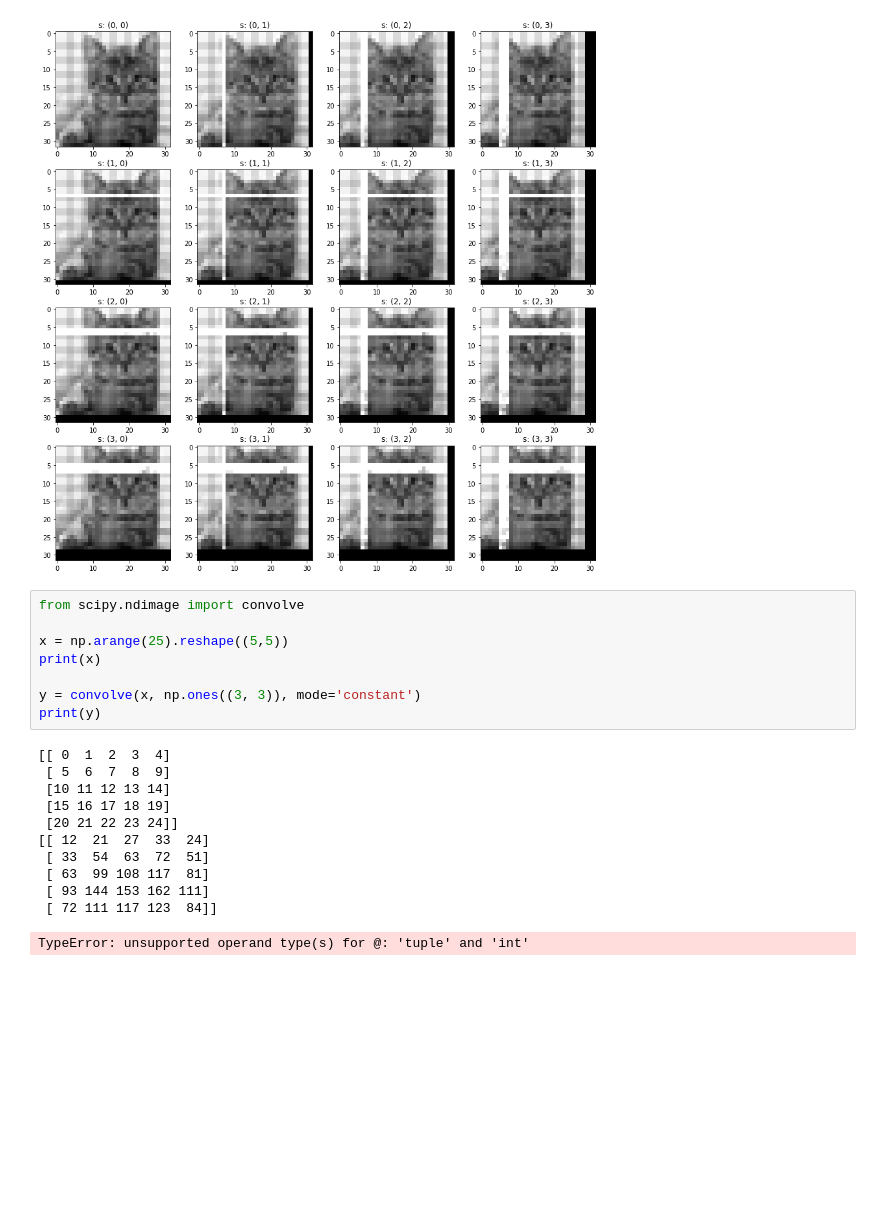
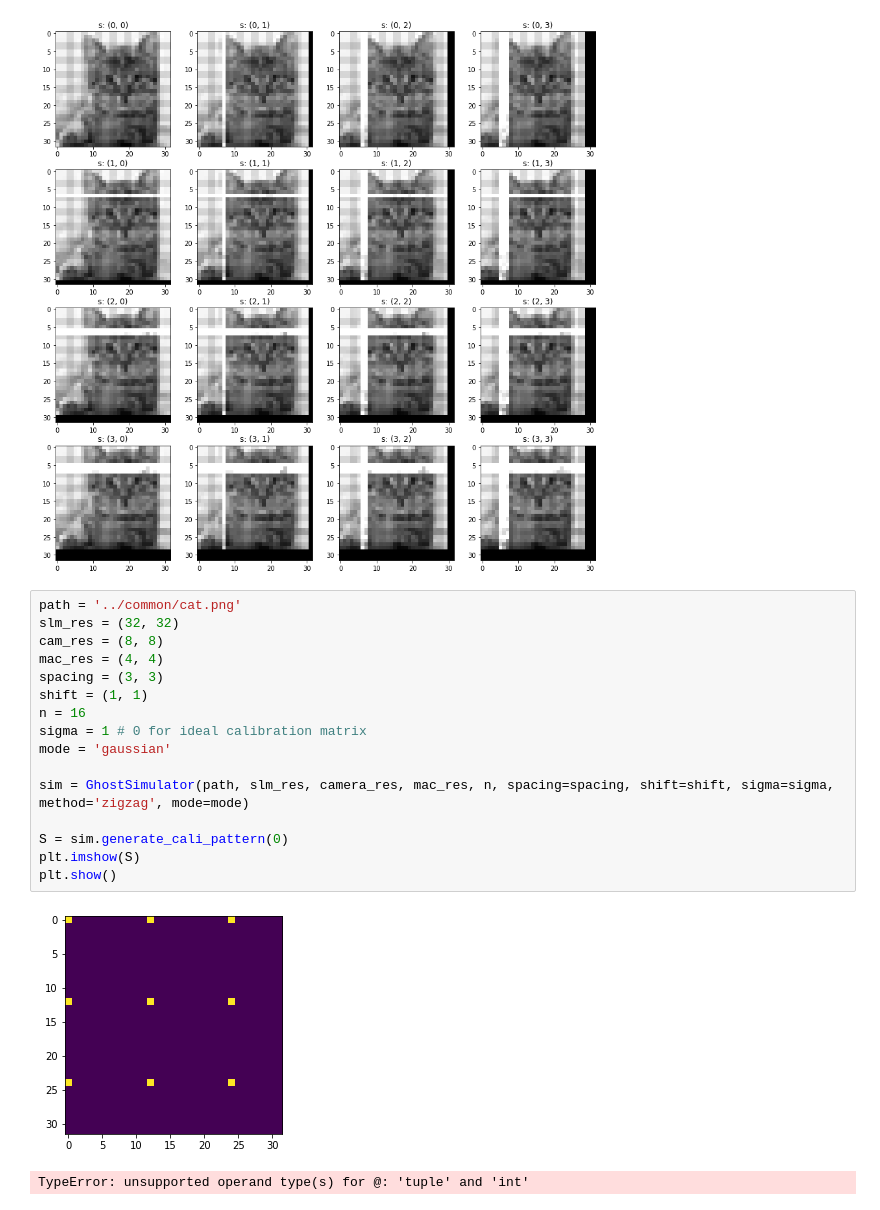
Before and after one commit to rstanuwijaya/jensen-lab-analysis, a Jupyter notebook: notebooks/newgdi.ipynb, the cells around one changed output. Cells and saved outputs as stored; diff of their text form; blank space fills up the shorter version.

```diff
--- a/notebooks/newgdi.ipynb
+++ b/notebooks/newgdi.ipynb
@@ -423,25 +422,24 @@ for i in range(4):
         axs[i, j].imshow(np.abs(sim.G2), vmax=sim.T.flatten().max(),cmap='gray')
 # %% [output]
 [figure]
-# %%
-from scipy.ndimage import convolve
-
-x = np.arange(25).reshape((5,5))
-print(x)
-
-y = convolve(x, np.ones((3, 3)), mode='constant')
-print(y)
-# %% [output]
-[[ 0  1  2  3  4]
- [ 5  6  7  8  9]
- [10 11 12 13 14]
- [15 16 17 18 19]
- [20 21 22 23 24]]
-[[ 12  21  27  33  24]
- [ 33  54  63  72  51]
- [ 63  99 108 117  81]
- [ 93 144 153 162 111]
- [ 72 111 117 123  84]]
+# %%
+path = '../common/cat.png'
+slm_res = (32, 32)
+cam_res = (8, 8)
+mac_res = (4, 4)
+spacing = (3, 3)
+shift = (1, 1)
+n = 16
+sigma = 1 # 0 for ideal calibration matrix
+mode = 'gaussian'
+
+sim = GhostSimulator(path, slm_res, camera_res, mac_res, n, spacing=spacing, shift=shift, sigma=sigma, method='zigzag', mode=mode)
+
+S = sim.generate_cali_pattern(0)
+plt.imshow(S)
+plt.show()
+# %% [output]
+[figure, added]
 # %%
 # %% [output]
 TypeError: unsupported operand type(s) for @: 'tuple' and 'int'
```
Also changed, not shown: parts of 4 cells of this notebook, 3 other files.
